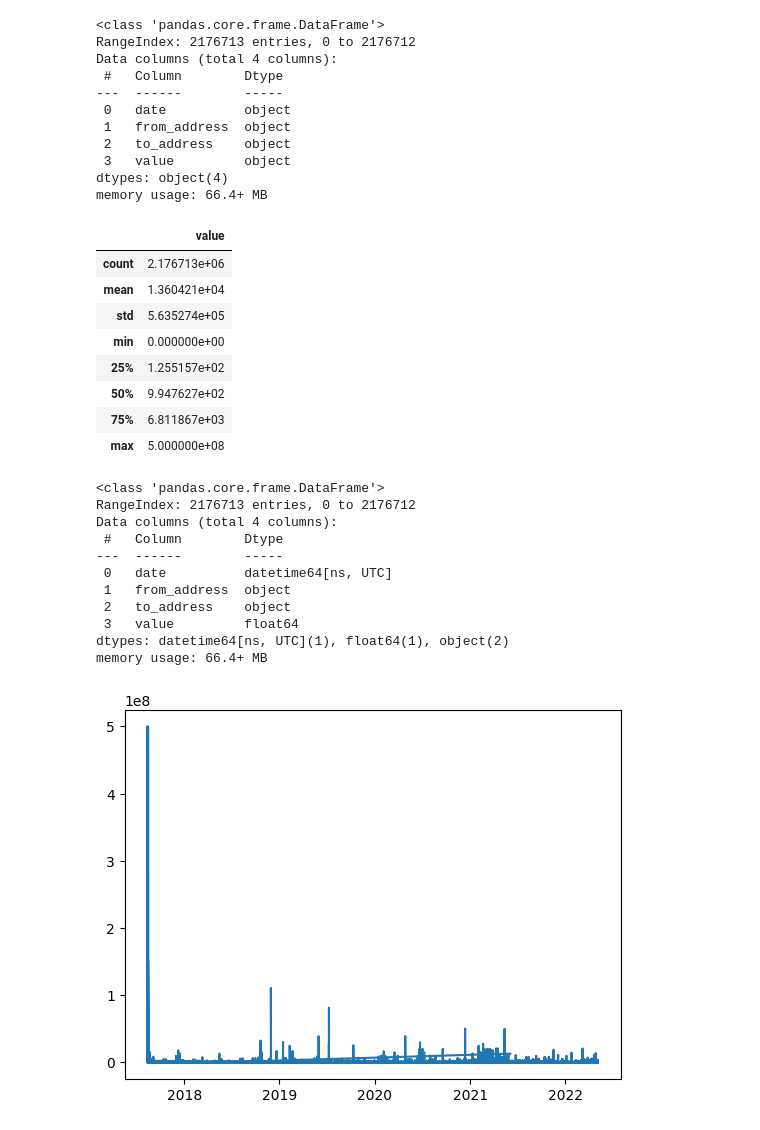
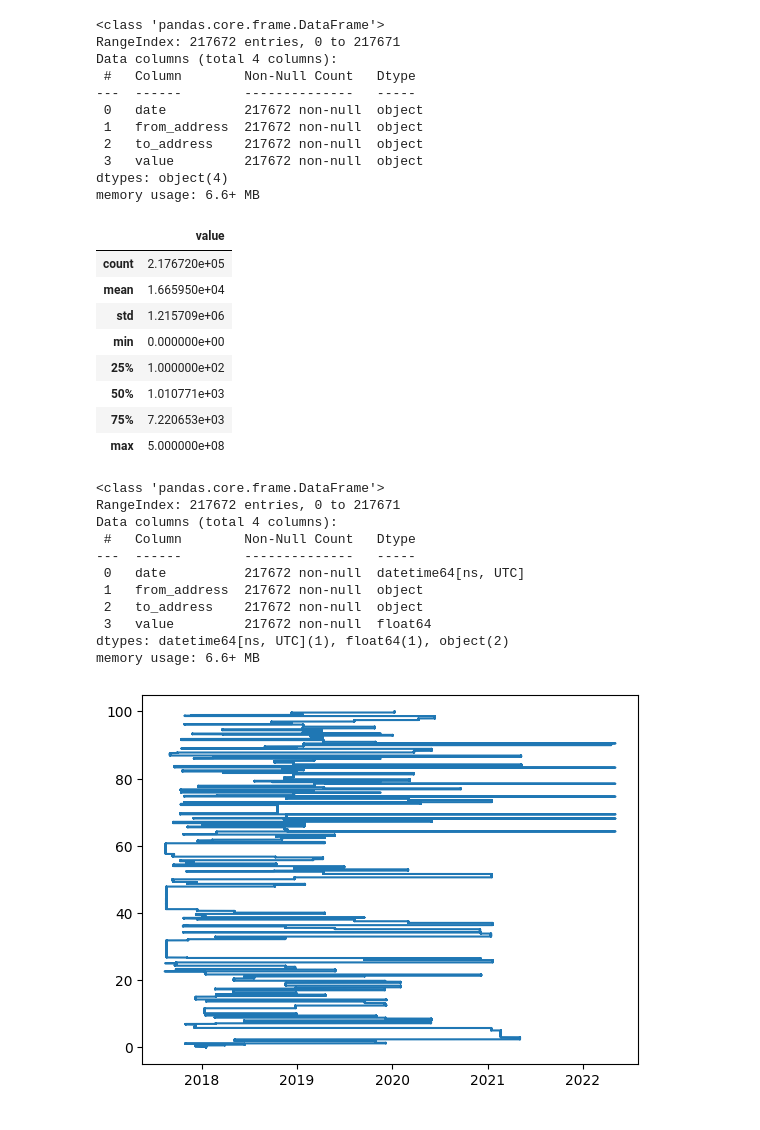
Before and after one commit to himanshucmi/roni-analytics, a Jupyter notebook: main.ipynb, the cells around one changed output. Saved outputs shown, nothing was run; the diff lists cells and outputs as text; code cells hidden in the pictures.

Commit message:
Completed: On 1/10th of data

```diff
--- a/main.ipynb
+++ b/main.ipynb
@@ -10,3 +10,4 @@ from datetime import datetime
 # %%
-# Reading the csv into data frame
+# Taking first 1/10th of the data due to computational constraints
 df = pd.read_csv('zrx.csv')
+df = df.loc[:len(df)/10,:]
@@ -17,16 +16,16 @@ df = pd.read_csv('zrx.csv')
 df.info()
 # %% [output]
 <class 'pandas.core.frame.DataFrame'>
-RangeIndex: 2176713 entries, 0 to 2176712
+RangeIndex: 217672 entries, 0 to 217671
 Data columns (total 4 columns):
- #   Column        Dtype
----  ------        -----
- 0   date          object
- 1   from_address  object
- 2   to_address    object
- 3   value         object
+ #   Column        Non-Null Count   Dtype
+---  ------        --------------   -----
+ 0   date          217672 non-null  object
+ 1   from_address  217672 non-null  object
+ 2   to_address    217672 non-null  object
+ 3   value         217672 non-null  object
 dtypes: object(4)
-memory usage: 66.4+ MB
+memory usage: 6.6+ MB
 # %%
 # Convert date to datetime
 df['date'] = pd.to_datetime(df['date'])
@@ -39,32 +38,32 @@ df['value'] = df['value'] / 10**18
 df[['value']].describe()
 # %% [output]
 |  | value |
-| count | 2.176713e+06 |
-| mean | 1.360421e+04 |
-| std | 5.635274e+05 |
+| count | 2.176720e+05 |
+| mean | 1.665950e+04 |
+| std | 1.215709e+06 |
 | min | 0.000000e+00 |
-| 25% | 1.255157e+02 |
-| 50% | 9.947627e+02 |
-| 75% | 6.811867e+03 |
+| 25% | 1.000000e+02 |
+| 50% | 1.010771e+03 |
+| 75% | 7.220653e+03 |
 | max | 5.000000e+08 |
 # %%
 df.info()
 # %% [output]
 <class 'pandas.core.frame.DataFrame'>
-RangeIndex: 2176713 entries, 0 to 2176712
+RangeIndex: 217672 entries, 0 to 217671
 Data columns (total 4 columns):
- #   Column        Dtype
----  ------        -----
- 0   date          datetime64[ns, UTC]
- 1   from_address  object
- 2   to_address    object
- 3   value         float64
+ #   Column        Non-Null Count   Dtype
+---  ------        --------------   -----
+ 0   date          217672 non-null  datetime64[ns, UTC]
+ 1   from_address  217672 non-null  object
+ 2   to_address    217672 non-null  object
+ 3   value         217672 non-null  float64
 dtypes: datetime64[ns, UTC](1), float64(1), object(2)
-memory usage: 66.4+ MB
+memory usage: 6.6+ MB
 # %%
-# Observe the straight line in the plot which shows date are not in sorted order
 # In order to keep track of everyday balance, the transactions should be in sorted order
-plt.plot(df['date'], df['value'])
+# The line should be a continuous curve
+plt.plot(df['date'].values, np.linspace(0, 100, len(df)))
 plt.show()
 # %% [output]
-[figure, old version]
+[figure, new version]
```
Also changed, not shown: parts of 17 cells of this notebook.
